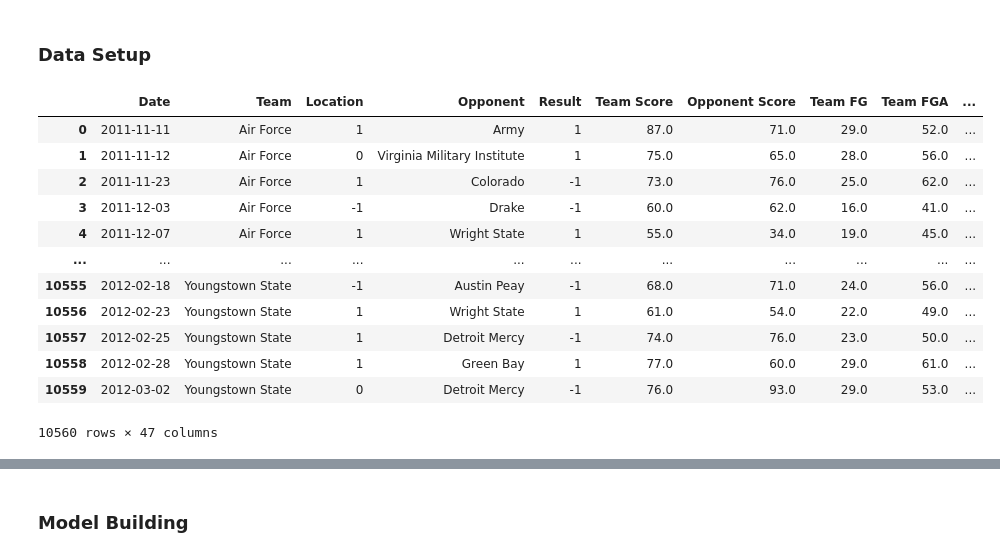
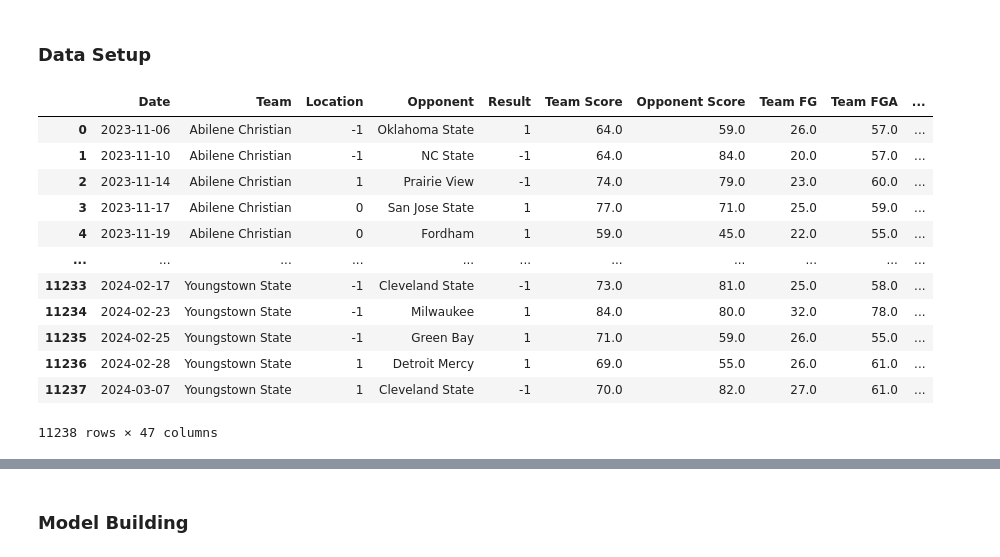
Before and after one commit to shughes1000/march-madness-2025, a Jupyter notebook: feature_engineering/mens_calculate_team_ratings.ipynb, the cells around one changed output, grey strips where cells are left out. Cells and saved outputs as stored; diff of their text form; code cells hidden in the pictures.

```diff
--- a/feature_engineering/mens_calculate_team_ratings.ipynb
+++ b/feature_engineering/mens_calculate_team_ratings.ipynb
@@ -7,25 +7,25 @@ Get ratings of each team in a given year. This file needs to be ran for every re
 # %%
 import pandas as pd
 
-season = 2012
+season = 2024
 
 df = pd.read_parquet(fr'..\data\unprocessed\mens_sports_reference\sports_reference_{season}.parquet')
 
 df
 # %% [output]
 |  | Date | Team | Location | Opponent | Result | Team Score | Opponent Score | Team FG | Team FGA | ... |
-| 0 | 2011-11-11 | Air Force | 1 | Army | 1 | 87.0 | 71.0 | 29.0 | 52.0 | ... |
-| 1 | 2011-11-12 | Air Force | 0 | Virginia Military Institute | 1 | 75.0 | 65.0 | 28.0 | 56.0 | ... |
-| 2 | 2011-11-23 | Air Force | 1 | Colorado | -1 | 73.0 | 76.0 | 25.0 | 62.0 | ... |
-| 3 | 2011-12-03 | Air Force | -1 | Drake | -1 | 60.0 | 62.0 | 16.0 | 41.0 | ... |
-| 4 | 2011-12-07 | Air Force | 1 | Wright State | 1 | 55.0 | 34.0 | 19.0 | 45.0 | ... |
+| 0 | 2023-11-06 | Abilene Christian | -1 | Oklahoma State | 1 | 64.0 | 59.0 | 26.0 | 57.0 | ... |
+| 1 | 2023-11-10 | Abilene Christian | -1 | NC State | -1 | 64.0 | 84.0 | 20.0 | 57.0 | ... |
+| 2 | 2023-11-14 | Abilene Christian | 1 | Prairie View | -1 | 74.0 | 79.0 | 23.0 | 60.0 | ... |
+| 3 | 2023-11-17 | Abilene Christian | 0 | San Jose State | 1 | 77.0 | 71.0 | 25.0 | 59.0 | ... |
+| 4 | 2023-11-19 | Abilene Christian | 0 | Fordham | 1 | 59.0 | 45.0 | 22.0 | 55.0 | ... |
 | ... | ... | ... | ... | ... | ... | ... | ... | ... | ... | ... |
-| 10555 | 2012-02-18 | Youngstown State | -1 | Austin Peay | -1 | 68.0 | 71.0 | 24.0 | 56.0 | ... |
-| 10556 | 2012-02-23 | Youngstown State | 1 | Wright State | 1 | 61.0 | 54.0 | 22.0 | 49.0 | ... |
-| 10557 | 2012-02-25 | Youngstown State | 1 | Detroit Mercy | -1 | 74.0 | 76.0 | 23.0 | 50.0 | ... |
-| 10558 | 2012-02-28 | Youngstown State | 1 | Green Bay | 1 | 77.0 | 60.0 | 29.0 | 61.0 | ... |
-| 10559 | 2012-03-02 | Youngstown State | 0 | Detroit Mercy | -1 | 76.0 | 93.0 | 29.0 | 53.0 | ... |
+| 11233 | 2024-02-17 | Youngstown State | -1 | Cleveland State | -1 | 73.0 | 81.0 | 25.0 | 58.0 | ... |
+| 11234 | 2024-02-23 | Youngstown State | -1 | Milwaukee | 1 | 84.0 | 80.0 | 32.0 | 78.0 | ... |
+| 11235 | 2024-02-25 | Youngstown State | -1 | Green Bay | 1 | 71.0 | 59.0 | 26.0 | 55.0 | ... |
+| 11236 | 2024-02-28 | Youngstown State | 1 | Detroit Mercy | 1 | 69.0 | 55.0 | 26.0 | 61.0 | ... |
+| 11237 | 2024-03-07 | Youngstown State | 1 | Cleveland State | -1 | 70.0 | 82.0 | 27.0 | 61.0 | ... |
-10560 rows × 47 columns
+11238 rows × 47 columns
 # %%
 df.info()
 # %% [output]
```
Also changed, not shown: parts of 26 cells of this notebook.
